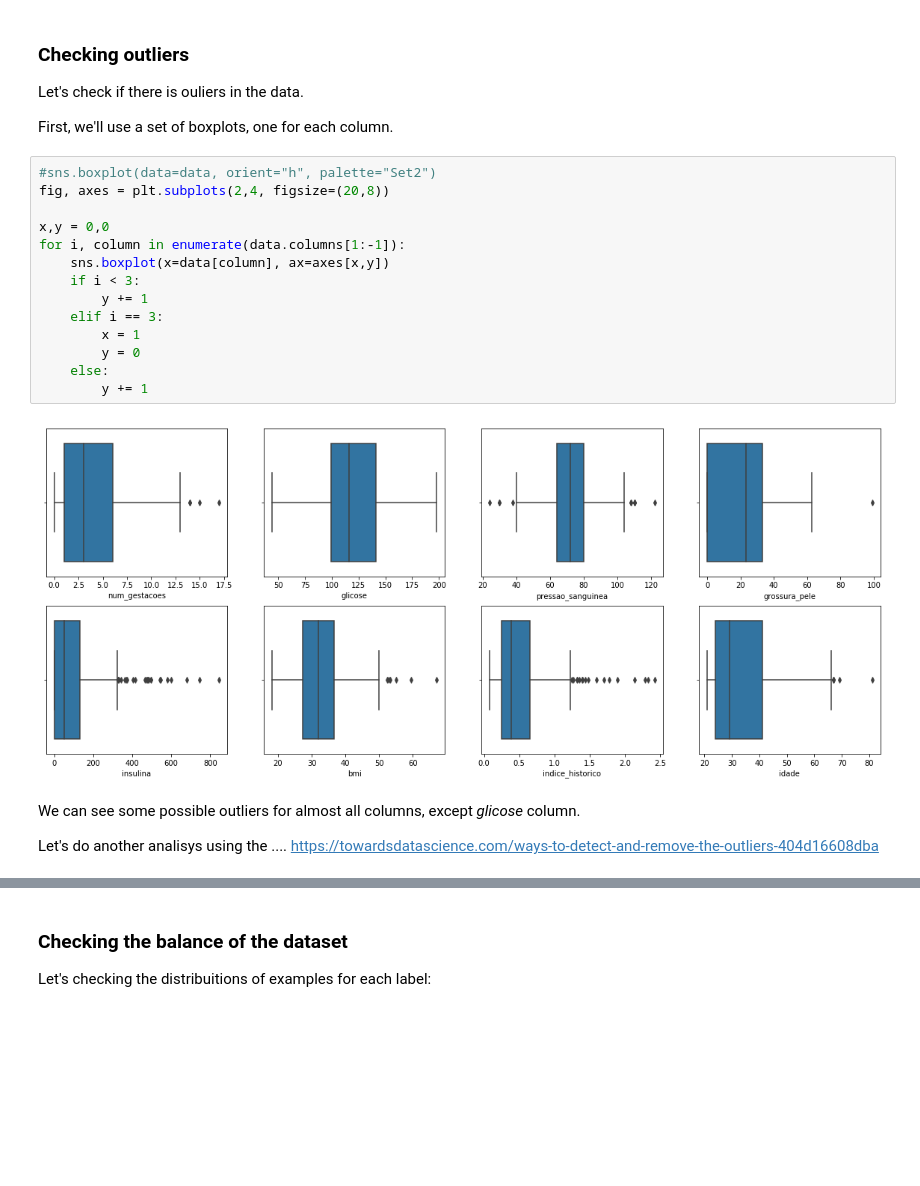
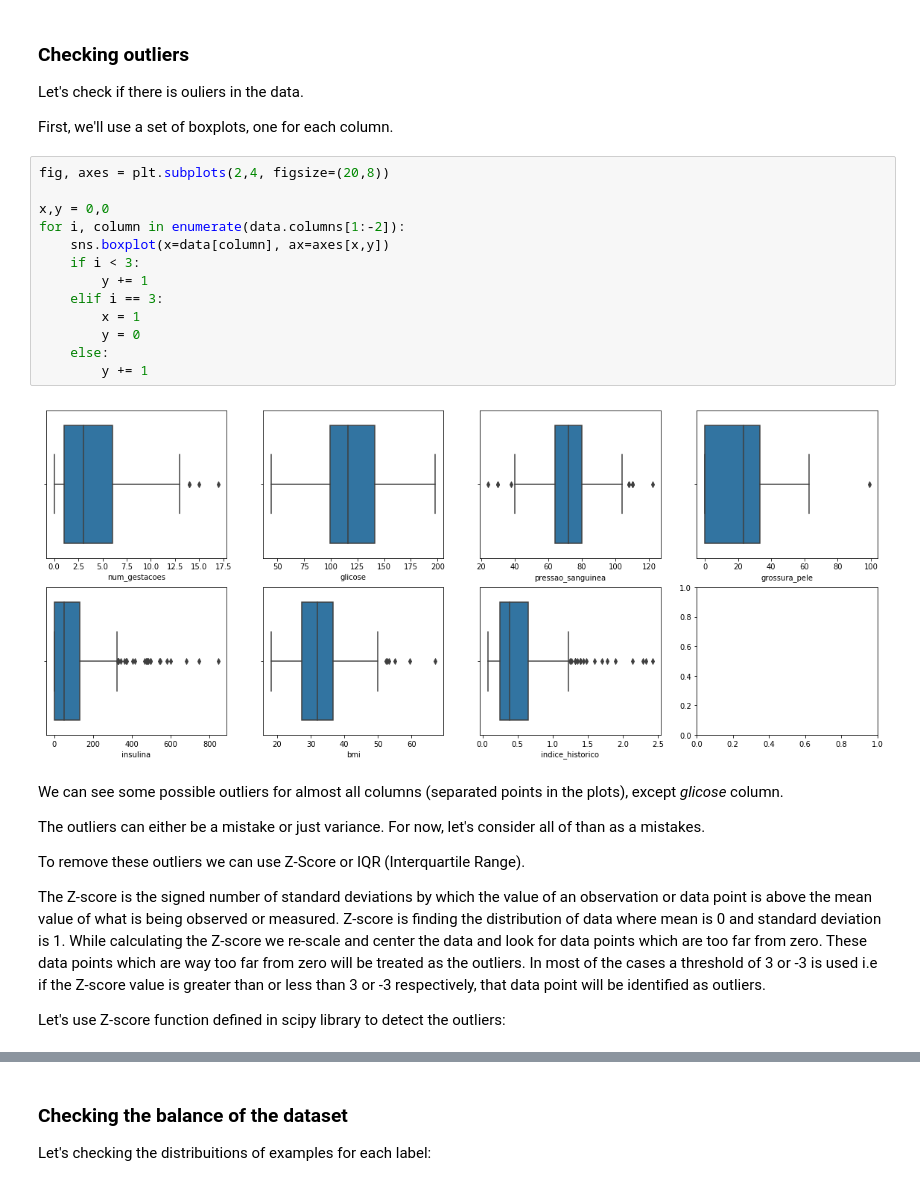
Before and after one commit to cpatrickalves/kaggle-diabetes-prediction, a Jupyter notebook: kernel.ipynb, the cells around one changed output, grey strips where cells are left out. Saved outputs shown, nothing was run; the diff lists cells and outputs as text; blank space fills up the shorter version.

Commit message:
data cleaned

```diff
--- a/kernel.ipynb
+++ b/kernel.ipynb
@@ -141,23 +142,27 @@ Let's check if there is ouliers in the data.
 
 First, we'll use a set of boxplots, one for each column.
 # %%
-#sns.boxplot(data=data, orient="h", palette="Set2")
 fig, axes = plt.subplots(2,4, figsize=(20,8))
 
 x,y = 0,0
-for i, column in enumerate(data.columns[1:-1]):
+for i, column in enumerate(data.columns[1:-2]):
     sns.boxplot(x=data[column], ax=axes[x,y])
     if i < 3:
         y += 1
     elif i == 3:
         x = 1
         y = 0
     else:
         y += 1
 # %% [output]
-[figure, old version]
+[figure, new version]
-# %% [markdown]
-We can see some possible outliers for almost all columns, except *glicose* column.
-
-Let's do another analisys using the ....
-https://towardsdatascience.com/ways-to-detect-and-remove-the-outliers-404d16608dba
+# %% [markdown]
+We can see some possible outliers for almost all columns (separated points in the plots), except *glicose* column.
+
+The outliers can either be a mistake or just variance. For now, let's consider all of than as a mistakes.
+
+To remove these outliers we can use Z-Score or IQR (Interquartile Range).
+
+The Z-score is the signed number of standard deviations by which the value of an observation or data point is above the mean value of what is being observed or measured. Z-score is finding the distribution of data where mean is 0 and standard deviation is 1. While calculating the Z-score we re-scale and center the data and look for data points which are too far from zero. These data points which are way too far from zero will be treated as the outliers. In most of the cases a threshold of 3 or -3 is used i.e if the Z-score value is greater than or less than 3 or -3 respectively, that data point will be identified as outliers.
+
+Let's use Z-score function defined in scipy library to detect the outliers:
```
Also changed, not shown: parts of 9 cells of this notebook.
